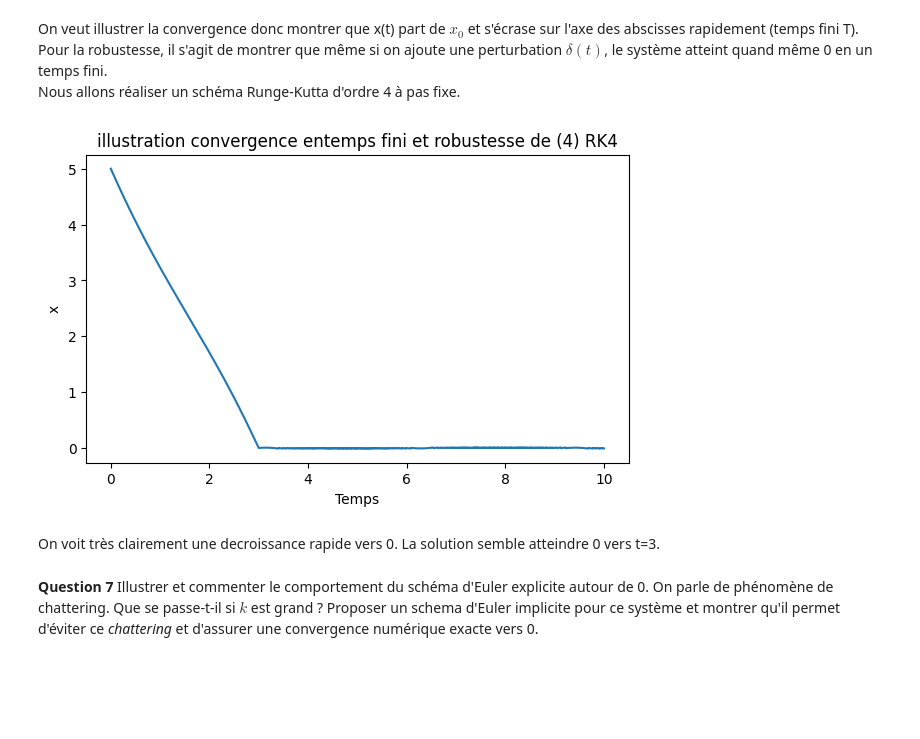
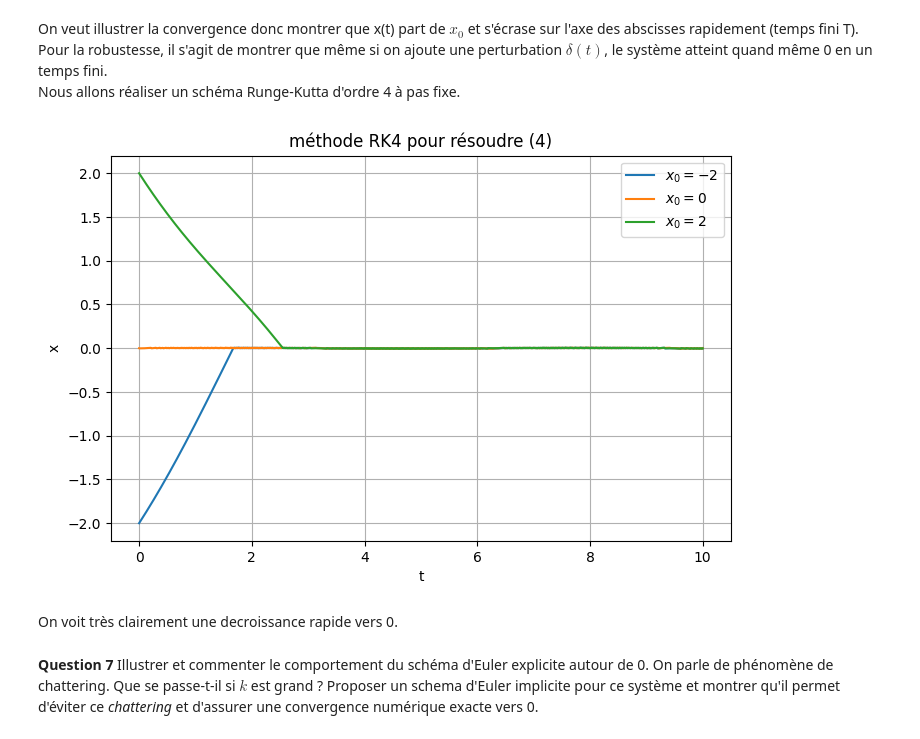
Before and after one commit to eleonoredt/projet_info_UE11, a Jupyter notebook: projet-2.ipynb, the cells around one changed output. Drawn from its saved outputs; the diff is of its cells as text; code cells hidden in the pictures; blank space fills up the shorter version.

```diff
--- a/projet-2.ipynb
+++ b/projet-2.ipynb
@@ -216,23 +216,34 @@ def RK4(f, x0, t0, tf, dt):
     return time,sol
 # %%
 #avant de definir la fonction f on doit definir la perturbation delta t
-#on donne un gain k
-k = 2
-def delta(t):
-    return 0.5*np.sin(t)
+#on donne un delta_m pour respecter la condition
+delta_m = 0.3
+#on définit aussi un k, un pas dt et un temps final tf
+k = 1
+dt = 0.01
+tf = 10
+
+def delta(t): #
+    return delta_m*np.sin(t) #on respecte bien la condition valeur absolue de delta(t) inferieure ou égale à delta_m
+
 def f_perturbation(t,x):
     return -k * np.sign(x) +delta(t)
 
-t,x = RK4(f_perturbation, x0=5, t0=0, tf=10, dt=0.01)
+#on représente le schéma avec différentes valeurs de x_0, pour voir son influence
+plt.figure(figsize=(8,5))
+for x0 in [-2, 0, 2]:
+    t,x = RK4(f_perturbation, x0, t0, tf, dt)
+    plt.plot(t,x, label=f"$x_0={x0}$")
 
-plt.plot(t,x)
-plt.title('illustration convergence entemps fini et robustesse de (4) RK4')
-plt.xlabel('Temps')
+plt.title('méthode RK4 pour résoudre (4)')
+plt.xlabel('t')
 plt.ylabel('x')
+plt.legend()
+plt.grid()
 plt.show()
 # %% [output]
-[figure, old version]
+[figure, new version]
 # %% [markdown]
-On voit très clairement une decroissance rapide vers 0. La solution semble atteindre 0 vers t=3.
+On voit très clairement une decroissance rapide vers 0.
 # %% [markdown]
 **Question 7** Illustrer et commenter le comportement du schéma d'Euler explicite autour de 0. On parle de phénomène de chattering. Que se passe-t-il si $k$ est grand ? Proposer un schema d'Euler implicite pour ce système et montrer qu'il permet d'éviter ce *chattering* et d'assurer une convergence numérique exacte vers 0.
```
Also changed, not shown: parts of 13 cells of this notebook.
